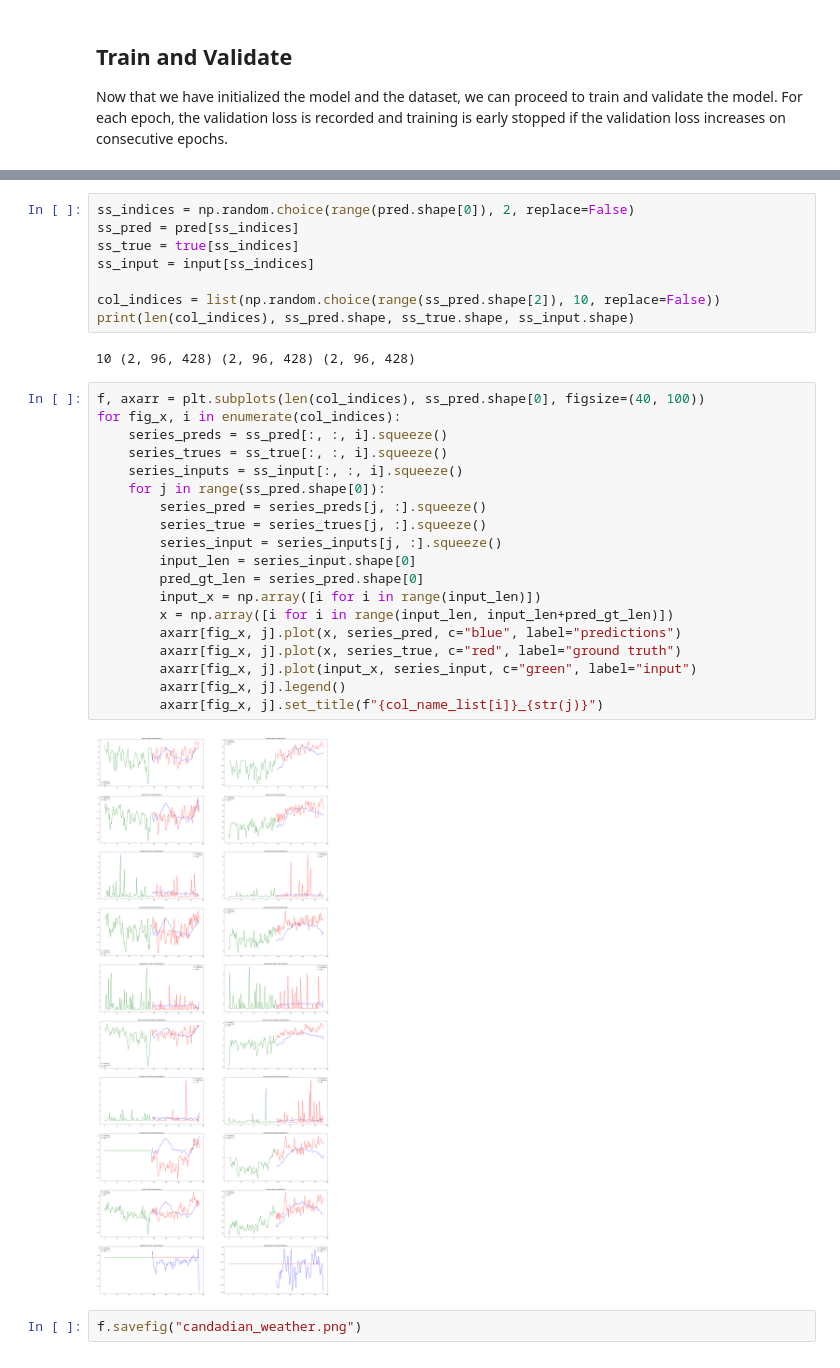
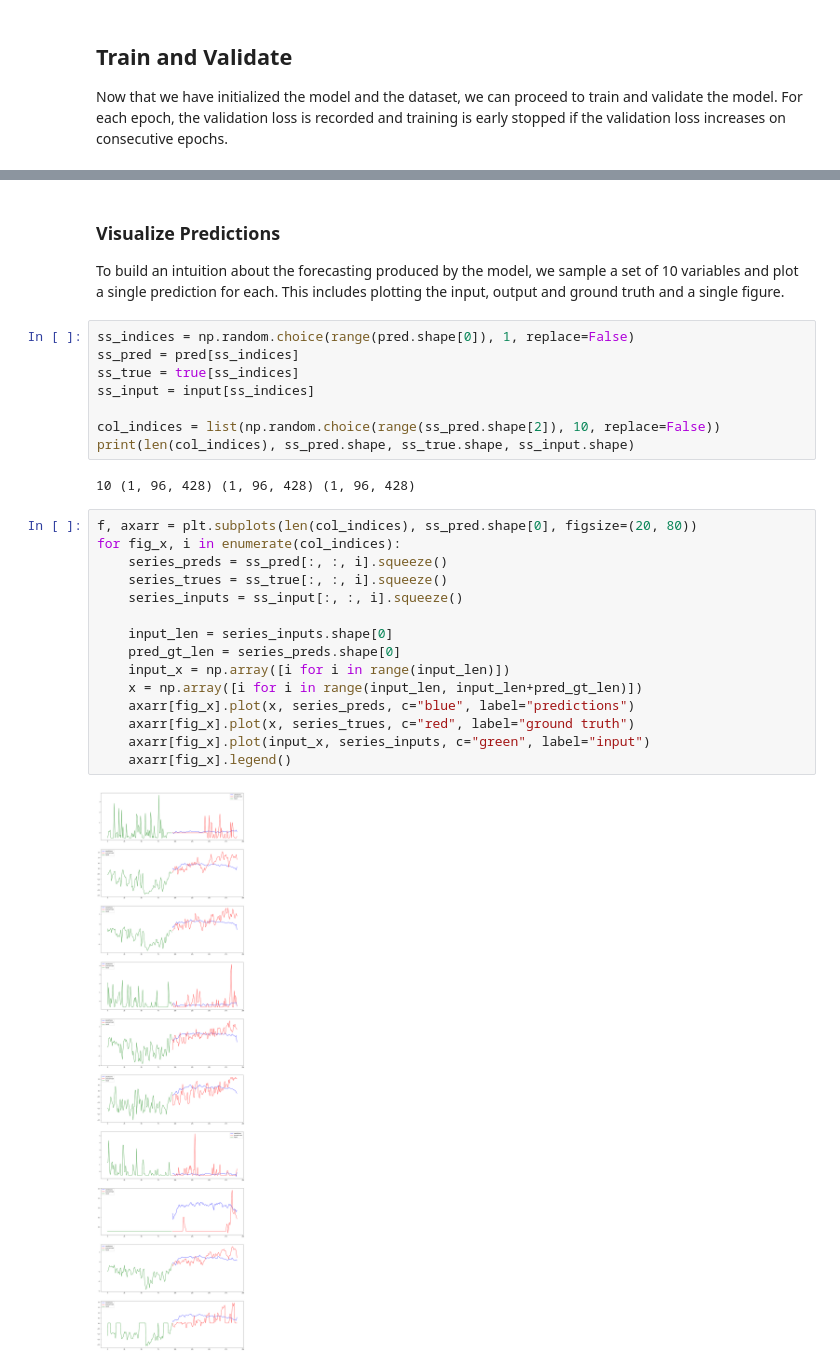
Before and after one commit to VectorInstitute/forecasting-with-dl, a Jupyter notebook: transformer_forecasting/canadian_weather_demo.ipynb, the cells around one changed output, grey strips where cells are left out. Cells and saved outputs as stored; diff of their text form.

```diff
--- a/transformer_forecasting/canadian_weather_demo.ipynb
+++ b/transformer_forecasting/canadian_weather_demo.ipynb
@@ -240,33 +261,31 @@ mse:0.804345965385437, mae:0.6468719244003296
-# %%
-ss_indices = np.random.choice(range(pred.shape[0]), 2, replace=False)
-ss_pred = pred[ss_indices]
-ss_true = true[ss_indices]
-ss_input = input[ss_indices]
-
-col_indices = list(np.random.choice(range(ss_pred.shape[2]), 10, replace=False))
-print(len(col_indices), ss_pred.shape, ss_true.shape, ss_input.shape)
-# %% [output]
-10 (2, 96, 428) (2, 96, 428) (2, 96, 428)
-# %%
-f, axarr = plt.subplots(len(col_indices), ss_pred.shape[0], figsize=(40, 100))
-for fig_x, i in enumerate(col_indices):
-    series_preds = ss_pred[:, :, i].squeeze()
-    series_trues = ss_true[:, :, i].squeeze()
-    series_inputs = ss_input[:, :, i].squeeze()
-    for j in range(ss_pred.shape[0]):
-        series_pred = series_preds[j, :].squeeze()
-        series_true = series_trues[j, :].squeeze()
-        series_input = series_inputs[j, :].squeeze()
-        input_len = series_input.shape[0]
-        pred_gt_len = series_pred.shape[0]
-        input_x = np.array([i for i in range(input_len)])
-        x = np.array([i for i in range(input_len, input_len+pred_gt_len)])
-        axarr[fig_x, j].plot(x, series_pred, c="blue", label="predictions")
-        axarr[fig_x, j].plot(x, series_true, c="red", label="ground truth")
-        axarr[fig_x, j].plot(input_x, series_input, c="green", label="input")
-        axarr[fig_x, j].legend()
-        axarr[fig_x, j].set_title(f"{col_name_list[i]}_{str(j)}")
-# %% [output]
-[figure, removed]
-# %%
-f.savefig("candadian_weather.png")
+# %% [markdown]
+### Visualize Predictions
+
+To build an intuition about the forecasting produced by the model, we sample a set of 10 variables and plot a single prediction for each. This includes plotting the input, output and ground truth and a single figure.
+# %%
+ss_indices = np.random.choice(range(pred.shape[0]), 1, replace=False)
+ss_pred = pred[ss_indices]
+ss_true = true[ss_indices]
+ss_input = input[ss_indices]
+
+col_indices = list(np.random.choice(range(ss_pred.shape[2]), 10, replace=False))
+print(len(col_indices), ss_pred.shape, ss_true.shape, ss_input.shape)
+# %% [output]
+10 (1, 96, 428) (1, 96, 428) (1, 96, 428)
+# %%
+f, axarr = plt.subplots(len(col_indices), ss_pred.shape[0], figsize=(20, 80))
+for fig_x, i in enumerate(col_indices):
+    series_preds = ss_pred[:, :, i].squeeze()
+    series_trues = ss_true[:, :, i].squeeze()
+    series_inputs = ss_input[:, :, i].squeeze()
+
+    input_len = series_inputs.shape[0]
+    pred_gt_len = series_preds.shape[0]
+    input_x = np.array([i for i in range(input_len)])
+    x = np.array([i for i in range(input_len, input_len+pred_gt_len)])
+    axarr[fig_x].plot(x, series_preds, c="blue", label="predictions")
+    axarr[fig_x].plot(x, series_trues, c="red", label="ground truth")
+    axarr[fig_x].plot(input_x, series_inputs, c="green", label="input")
+    axarr[fig_x].legend()
+# %% [output]
+[figure, added]
```
Also changed, not shown: parts of 17 cells of this notebook, 7 other files.
